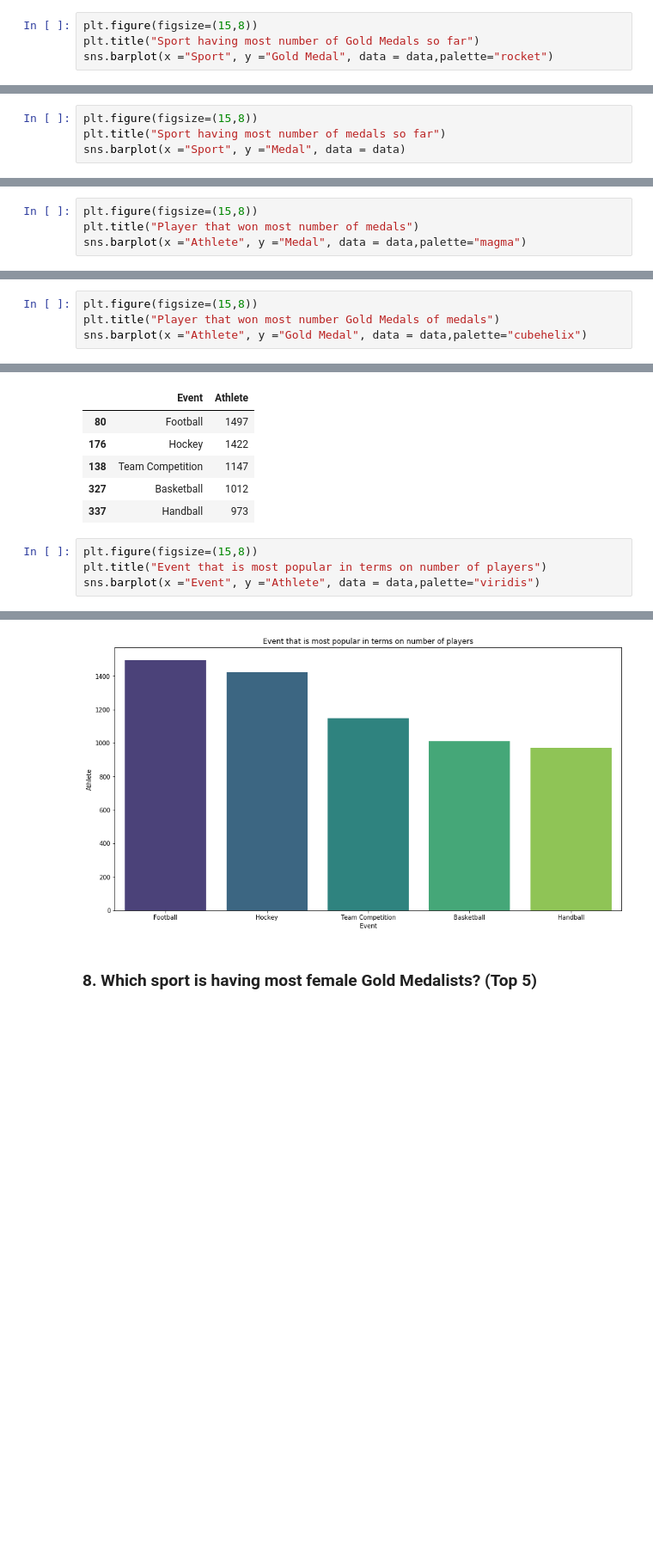
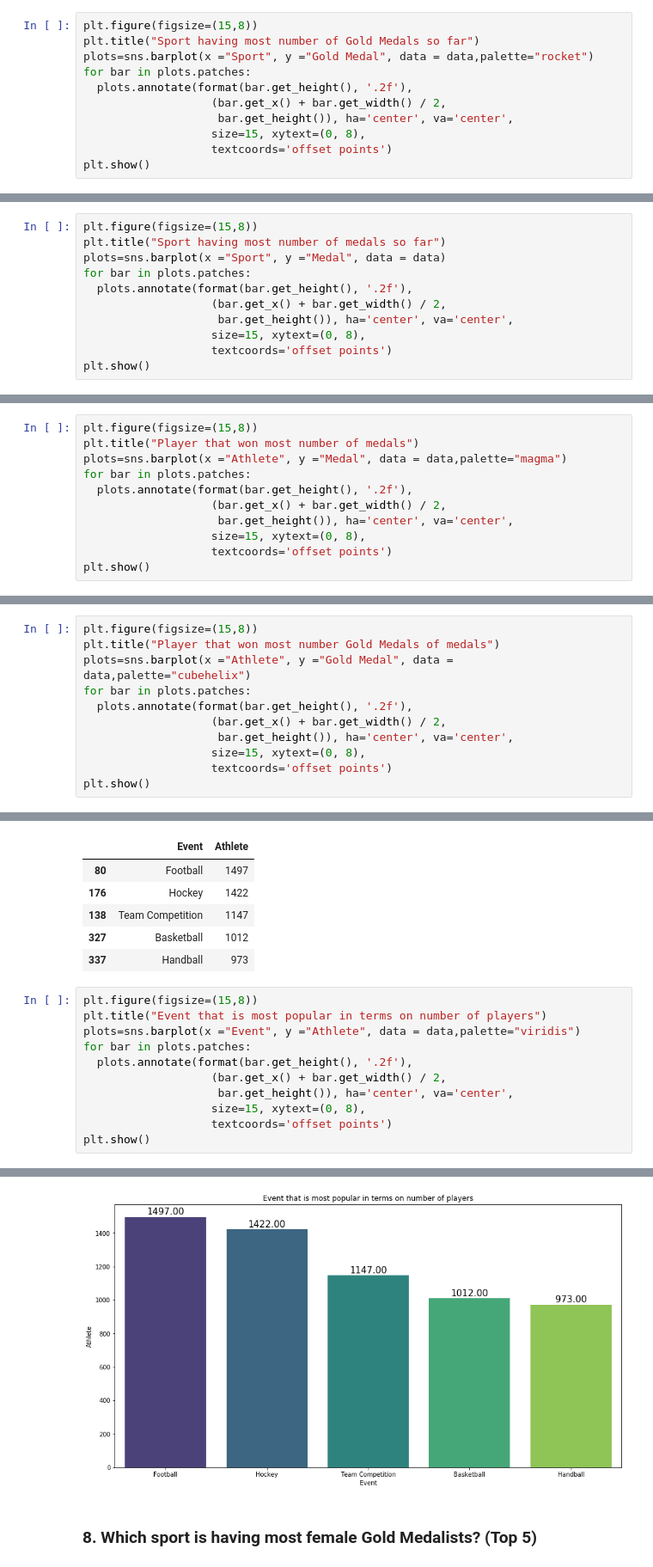
Before and after one commit to manikantprasad98544/Rio-Olympics-Data-Analysis, a Jupyter notebook: Summer.ipynb, the cells around one changed output, grey strips where cells are left out. Shown: that part at 86% size. Cells and saved outputs as stored; diff of their text form; blank space fills up the shorter version.

```diff
--- a/Summer.ipynb
+++ b/Summer.ipynb
@@ -65,5 +65,12 @@ data
 # %%
 plt.figure(figsize=(15,8))
 plt.title("Sport having most number of Gold Medals so far")
-sns.barplot(x ="Sport", y ="Gold Medal", data = data,palette="rocket")
+plots=sns.barplot(x ="Sport", y ="Gold Medal", data = data,palette="rocket")
+for bar in plots.patches:
+  plots.annotate(format(bar.get_height(), '.2f'),
+                   (bar.get_x() + bar.get_width() / 2,
+                    bar.get_height()), ha='center', va='center',
+                   size=15, xytext=(0, 8),
+                   textcoords='offset points')
+plt.show()
 # %% [output]
@@ -88,5 +94,12 @@ data
 # %%
 plt.figure(figsize=(15,8))
 plt.title("Sport having most number of medals so far")
-sns.barplot(x ="Sport", y ="Medal", data = data)
+plots=sns.barplot(x ="Sport", y ="Medal", data = data)
+for bar in plots.patches:
+  plots.annotate(format(bar.get_height(), '.2f'),
+                   (bar.get_x() + bar.get_width() / 2,
+                    bar.get_height()), ha='center', va='center',
+                   size=15, xytext=(0, 8),
+                   textcoords='offset points')
+plt.show()
 # %% [output]
@@ -111,5 +123,12 @@ data
 # %%
 plt.figure(figsize=(15,8))
 plt.title("Player that won most number of medals")
-sns.barplot(x ="Athlete", y ="Medal", data = data,palette="magma")
+plots=sns.barplot(x ="Athlete", y ="Medal", data = data,palette="magma")
+for bar in plots.patches:
+  plots.annotate(format(bar.get_height(), '.2f'),
+                   (bar.get_x() + bar.get_width() / 2,
+                    bar.get_height()), ha='center', va='center',
+                   size=15, xytext=(0, 8),
+                   textcoords='offset points')
+plt.show()
 # %% [output]
@@ -136,5 +154,12 @@ data
 # %%
 plt.figure(figsize=(15,8))
 plt.title("Player that won most number Gold Medals of medals")
-sns.barplot(x ="Athlete", y ="Gold Medal", data = data,palette="cubehelix")
+plots=sns.barplot(x ="Athlete", y ="Gold Medal", data = data,palette="cubehelix")
+for bar in plots.patches:
+  plots.annotate(format(bar.get_height(), '.2f'),
+                   (bar.get_x() + bar.get_width() / 2,
+                    bar.get_height()), ha='center', va='center',
+                   size=15, xytext=(0, 8),
+                   textcoords='offset points')
+plt.show()
 # %% [output]
@@ -170,5 +194,12 @@ data
 # %%
 plt.figure(figsize=(15,8))
 plt.title("Event that is most popular in terms on number of players")
-sns.barplot(x ="Event", y ="Athlete", data = data,palette="viridis")
+plots=sns.barplot(x ="Event", y ="Athlete", data = data,palette="viridis")
+for bar in plots.patches:
+  plots.annotate(format(bar.get_height(), '.2f'),
+                   (bar.get_x() + bar.get_width() / 2,
+                    bar.get_height()), ha='center', va='center',
+                   size=15, xytext=(0, 8),
+                   textcoords='offset points')
+plt.show()
 # %% [output]
@@ -176,4 +206,4 @@ sns.barplot(x ="Event", y ="Athlete", data = data,palette="viridis")
-[figure, old version]
+[figure, new version]
 # %% [markdown]
 ### 8. Which sport is having most female Gold Medalists? (Top 5)
 # %%
```
Also changed, not shown: parts of 6 cells of this notebook.
